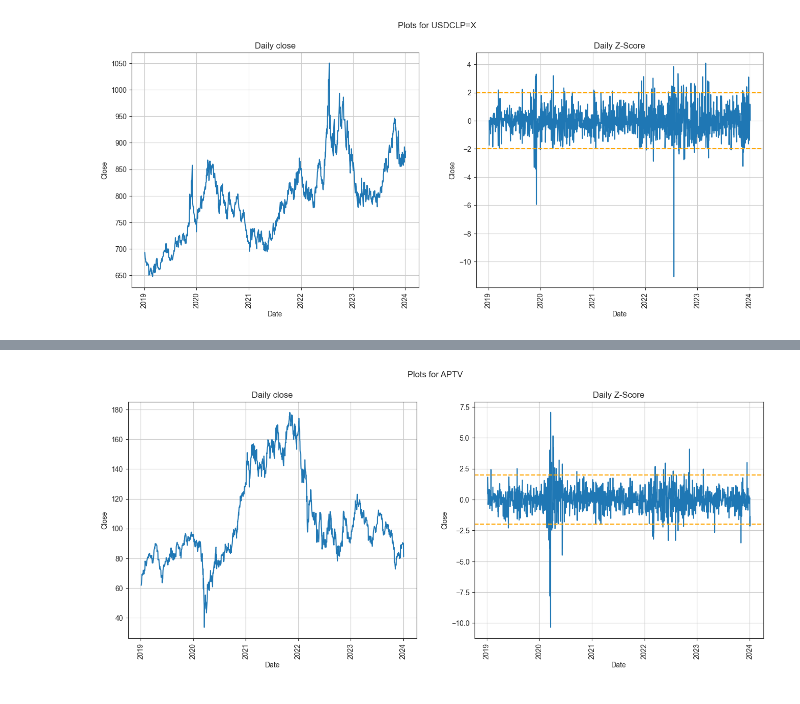
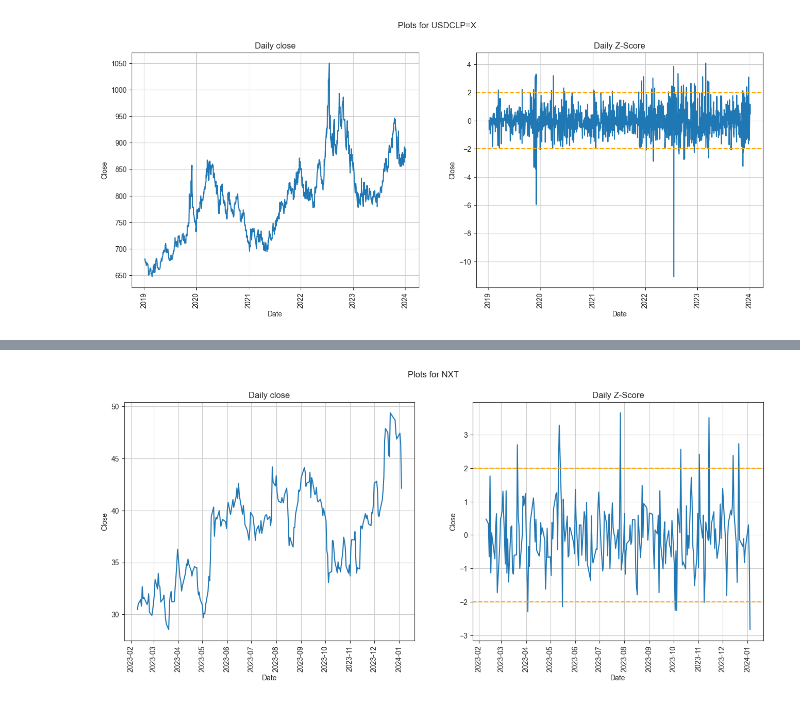
Before and after one commit to ggoni/dividend-stock-picker, a Jupyter notebook: explore.ipynb, the cells around one changed output, grey strips where cells are left out. Drawn from its saved outputs; the diff is of its cells as text; code cells hidden in the pictures.

```diff
--- a/explore.ipynb
+++ b/explore.ipynb
@@ -261,3 +261,3 @@ WBA  Not Available  -2.976543
 # %%
-summary('APTV')
+summary('NXT')
 # %% [output]
@@ -271 +271 @@ APTV  Not Available  -1.721767
-[figure, old version]
+[figure, new version]
```
Also changed, not shown: parts of 4 cells of this notebook.
